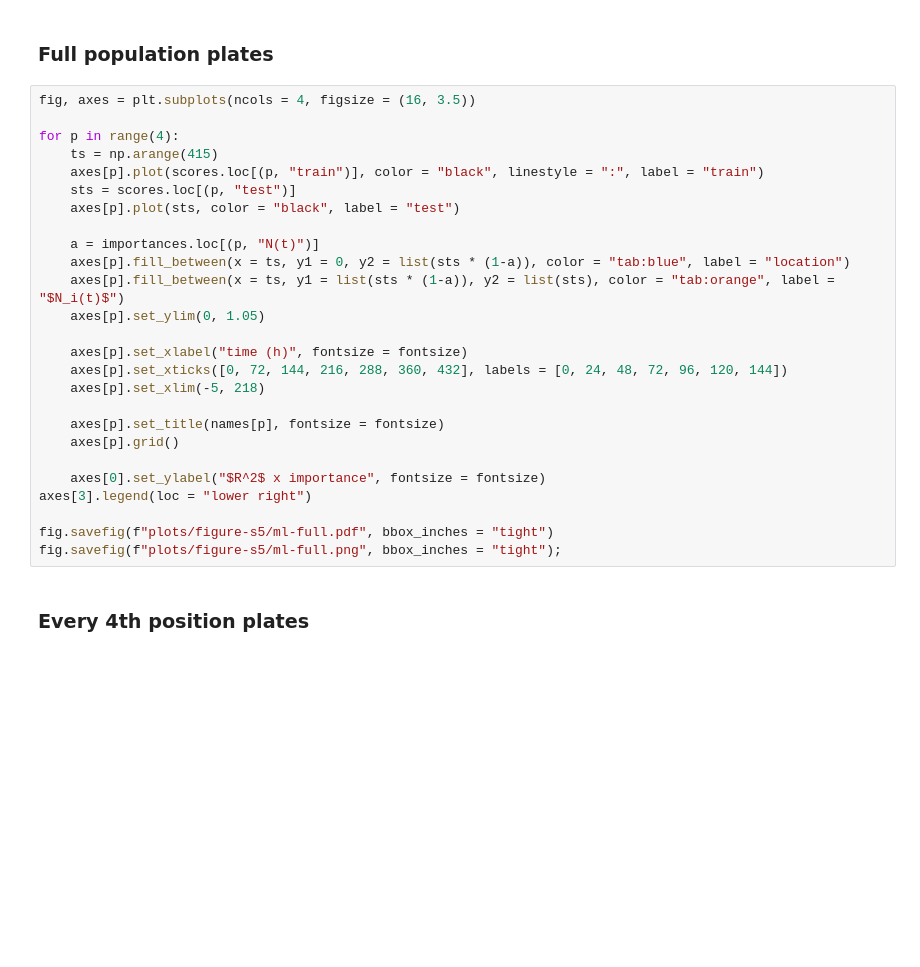
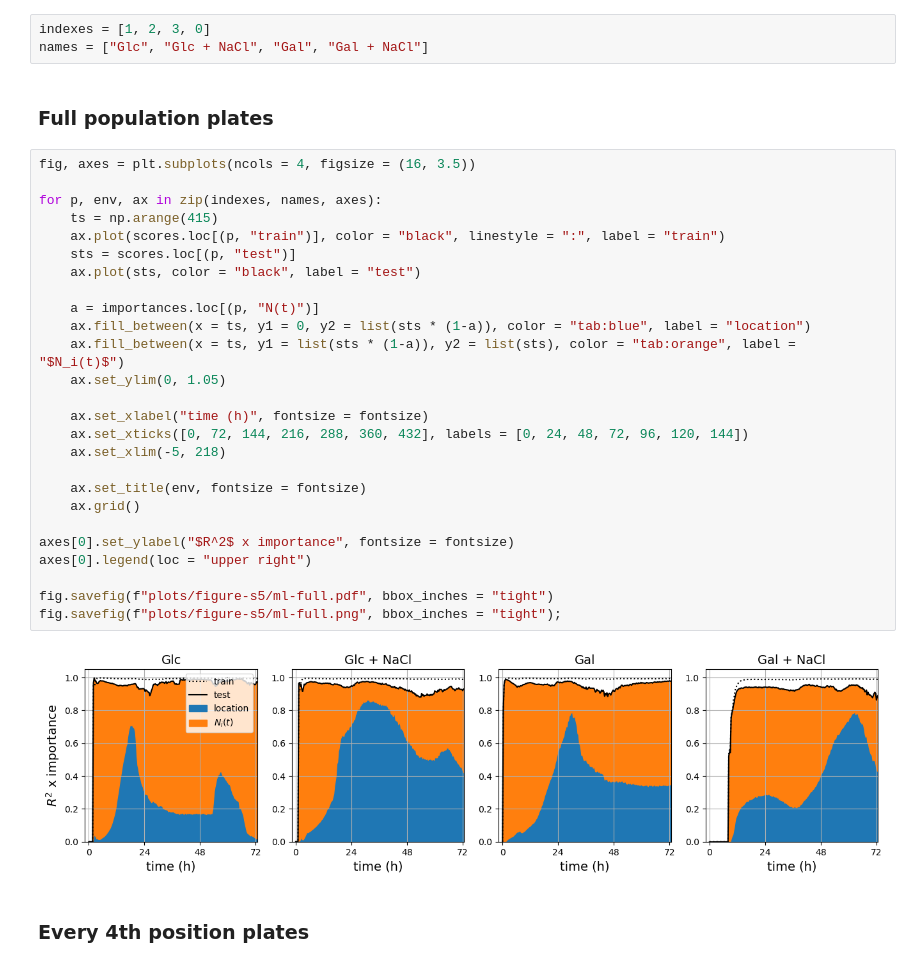
Before and after one commit to fborse/spatial-growth, a Jupyter notebook: figure-s5.ipynb, the cells around one changed output. Drawn from its saved outputs; the diff is of its cells as text; blank space fills up the shorter version.

```diff
--- a/figure-s5.ipynb
+++ b/figure-s5.ipynb
@@ -93,31 +91,36 @@ names = ("Gal + NaCl", "Glc", "Glc + NaCl", "Gal")
+# %%
+indexes = [1, 2, 3, 0]
+names = ["Glc", "Glc + NaCl", "Gal", "Gal + NaCl"]
 # %% [markdown]
 ### Full population plates
 # %%
 fig, axes = plt.subplots(ncols = 4, figsize = (16, 3.5))
 
-for p in range(4):
+for p, env, ax in zip(indexes, names, axes):
     ts = np.arange(415)
-    axes[p].plot(scores.loc[(p, "train")], color = "black", linestyle = ":", label = "train")
+    ax.plot(scores.loc[(p, "train")], color = "black", linestyle = ":", label = "train")
     sts = scores.loc[(p, "test")]
-    axes[p].plot(sts, color = "black", label = "test")
+    ax.plot(sts, color = "black", label = "test")
 
     a = importances.loc[(p, "N(t)")]
-    axes[p].fill_between(x = ts, y1 = 0, y2 = list(sts * (1-a)), color = "tab:blue", label = "location")
-    axes[p].fill_between(x = ts, y1 = list(sts * (1-a)), y2 = list(sts), color = "tab:orange", label = "$N_i(t)$")
-    axes[p].set_ylim(0, 1.05)
+    ax.fill_between(x = ts, y1 = 0, y2 = list(sts * (1-a)), color = "tab:blue", label = "location")
+    ax.fill_between(x = ts, y1 = list(sts * (1-a)), y2 = list(sts), color = "tab:orange", label = "$N_i(t)$")
+    ax.set_ylim(0, 1.05)
 
-    axes[p].set_xlabel("time (h)", fontsize = fontsize)
-    axes[p].set_xticks([0, 72, 144, 216, 288, 360, 432], labels = [0, 24, 48, 72, 96, 120, 144])
-    axes[p].set_xlim(-5, 218)
+    ax.set_xlabel("time (h)", fontsize = fontsize)
+    ax.set_xticks([0, 72, 144, 216, 288, 360, 432], labels = [0, 24, 48, 72, 96, 120, 144])
+    ax.set_xlim(-5, 218)
 
-    axes[p].set_title(names[p], fontsize = fontsize)
-    axes[p].grid()
+    ax.set_title(env, fontsize = fontsize)
+    ax.grid()
 
-    axes[0].set_ylabel("$R^2$ x importance", fontsize = fontsize)
-axes[3].legend(loc = "lower right")
+axes[0].set_ylabel("$R^2$ x importance", fontsize = fontsize)
+axes[0].legend(loc = "upper right")
 
 fig.savefig(f"plots/figure-s5/ml-full.pdf", bbox_inches = "tight")
 fig.savefig(f"plots/figure-s5/ml-full.png", bbox_inches = "tight");
+# %% [output]
+[figure, added]
 # %% [markdown]
 ### Every 4th position plates
 # %%
```
Also changed, not shown: parts of 2 cells of this notebook, 3 other files.
